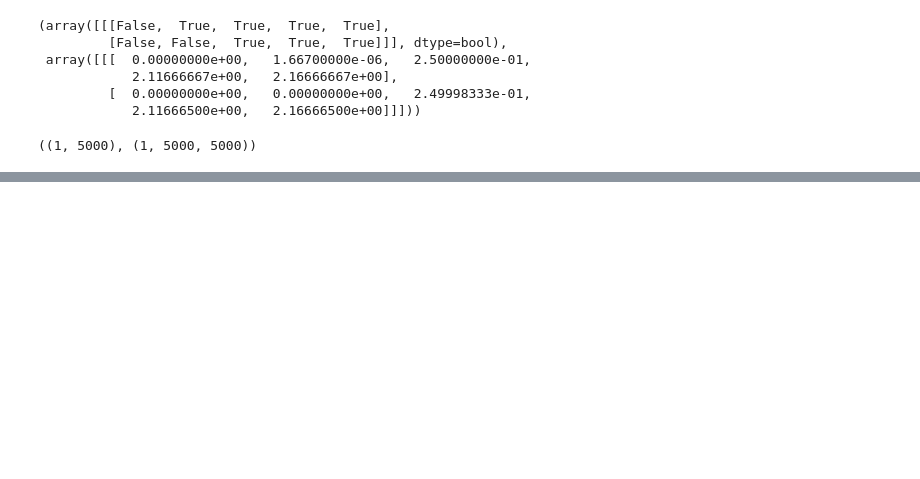
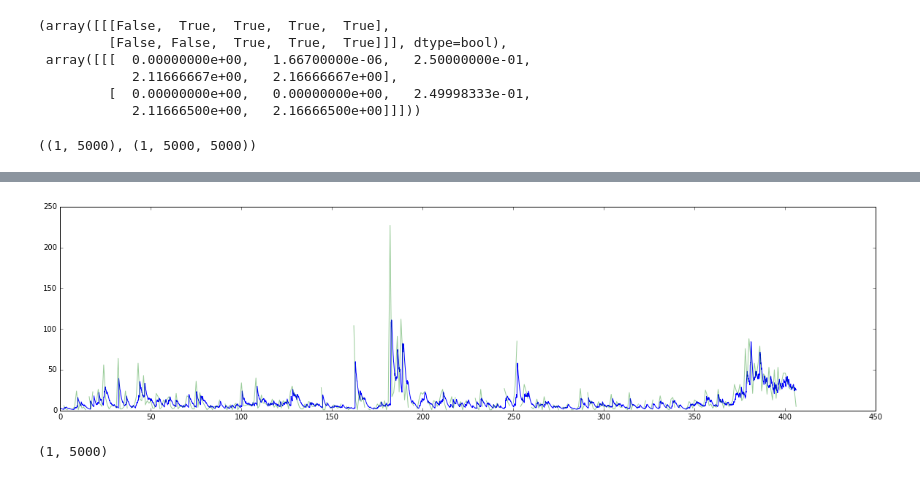
Before and after one commit to raihan2108/PointProcess, a Jupyter notebook: scratch_3.ipynb, the cells around one changed output, grey strips where cells are left out. Cells and saved outputs as stored; diff of their text form; code cells hidden in the pictures; blank space fills up the shorter version.

```diff
--- a/scratch_3.ipynb
+++ b/scratch_3.ipynb
@@ -214,0 +212,22 @@ plt.legend(["alpha","beta"])
+# %%
+mu=0.99304723
+alpha=0.6218229
+beta=0.71359743
+
+def visualize_fit(alpha,beta,mu):
+    from PointProcess.hawkes import UniVariateHawkes
+    u = UniVariateHawkes()
+    compensators = u.calc_compensator(mu, alpha, beta, np.arange(events.shape[1]), events)
+    timepoints = np.linspace(int(events.min()), int(events.max()), events.shape[1])
+    cif = u.calc_conditionIntensity(mu, alpha, beta, timepoints, events)
+    plt.figure(figsize=(20,5))
+    plt.plot(timepoints, cif)
+    plt.plot(range(407), empirical_counts.values, alpha=.4)
+# %%
+visualize_fit(alpha,beta,mu)
+# %% [output]
+[figure, added]
+# %%
+events.shape
+# %% [output]
+(1, 5000)
```
Also changed, not shown: parts of 25 cells of this notebook, 21 other files.
